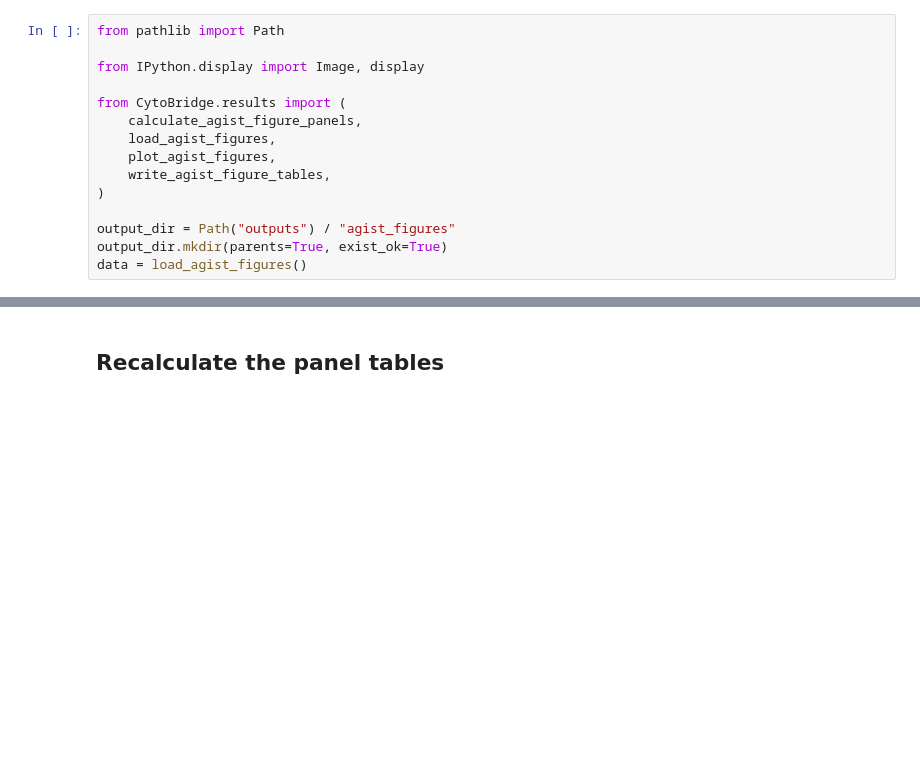
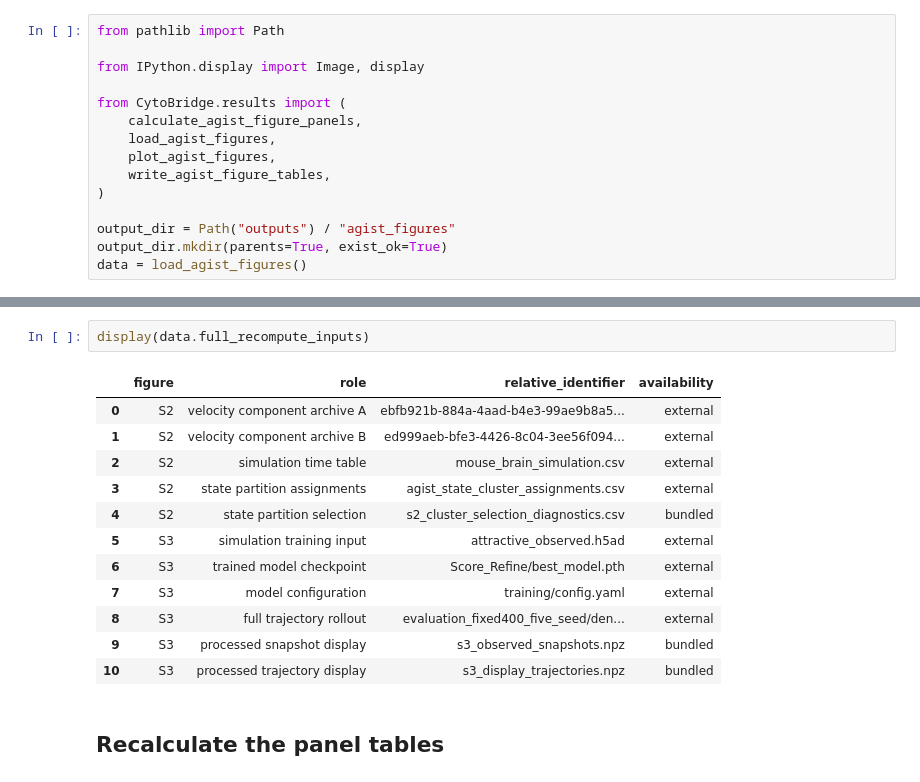
Before and after one commit to zhenyiizhang/cytobridge-spatial, a Jupyter notebook: docs/tutorials/paper_figures/agist_figures.ipynb, the cells around one changed output, grey strips where cells are left out. Saved outputs shown, nothing was run; the diff lists cells and outputs as text; blank space fills up the shorter version.

```diff
--- a/docs/tutorials/paper_figures/agist_figures.ipynb
+++ b/docs/tutorials/paper_figures/agist_figures.ipynb
@@ -22,3 +58,18 @@ data = load_agist_figures()
+# %%
+display(data.full_recompute_inputs)
+# %% [output]
+|  | figure | role | relative_identifier | availability |
+| 0 | S2 | velocity component archive A | ebfb921b-884a-4aad-b4e3-99ae9b8a5... | external |
+| 1 | S2 | velocity component archive B | ed999aeb-bfe3-4426-8c04-3ee56f094... | external |
+| 2 | S2 | simulation time table | mouse_brain_simulation.csv | external |
+| 3 | S2 | state partition assignments | agist_state_cluster_assignments.csv | external |
+| 4 | S2 | state partition selection | s2_cluster_selection_diagnostics.csv | bundled |
+| 5 | S3 | simulation training input | attractive_observed.h5ad | external |
+| 6 | S3 | trained model checkpoint | Score_Refine/best_model.pth | external |
+| 7 | S3 | model configuration | training/config.yaml | external |
+| 8 | S3 | full trajectory rollout | evaluation_fixed400_five_seed/den... | external |
+| 9 | S3 | processed snapshot display | s3_observed_snapshots.npz | bundled |
+| 10 | S3 | processed trajectory display | s3_display_trajectories.npz | bundled |
 # %% [markdown]
 ## Recalculate the panel tables
 # %%
```
Also changed, not shown: parts of 3 cells of this notebook, 44 other files.
